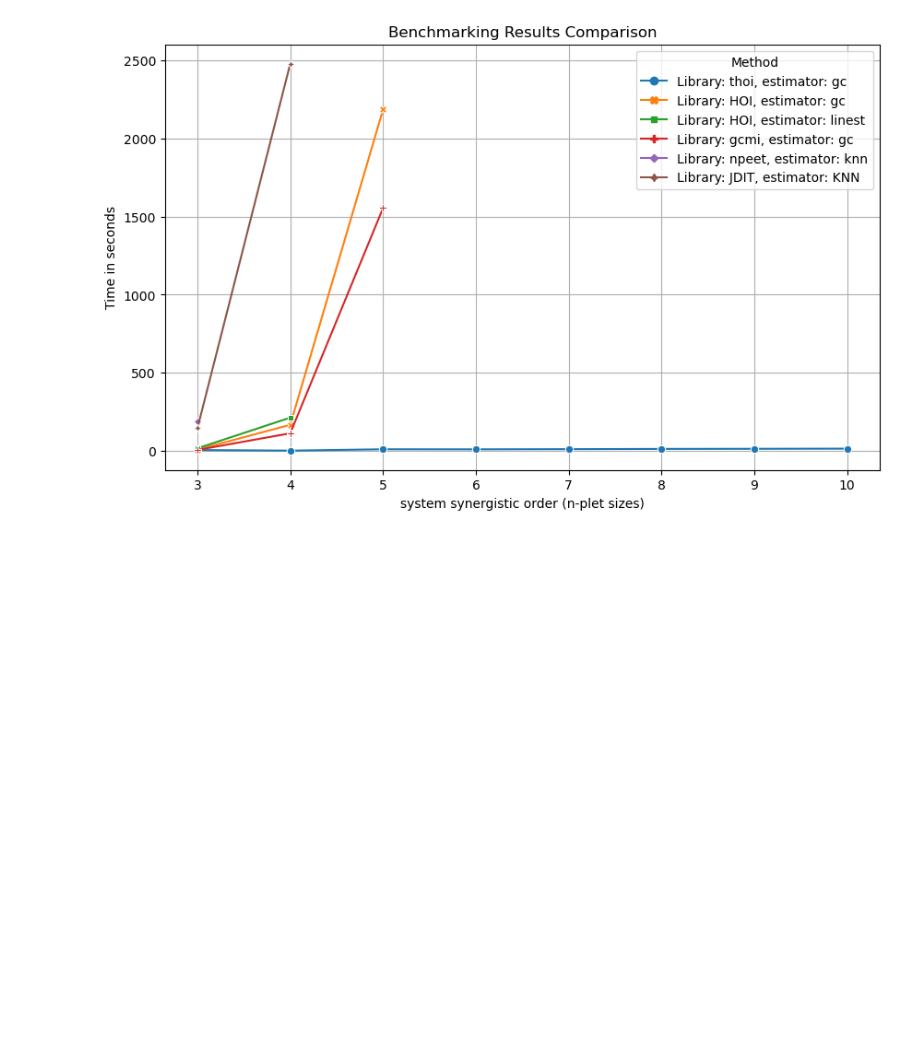
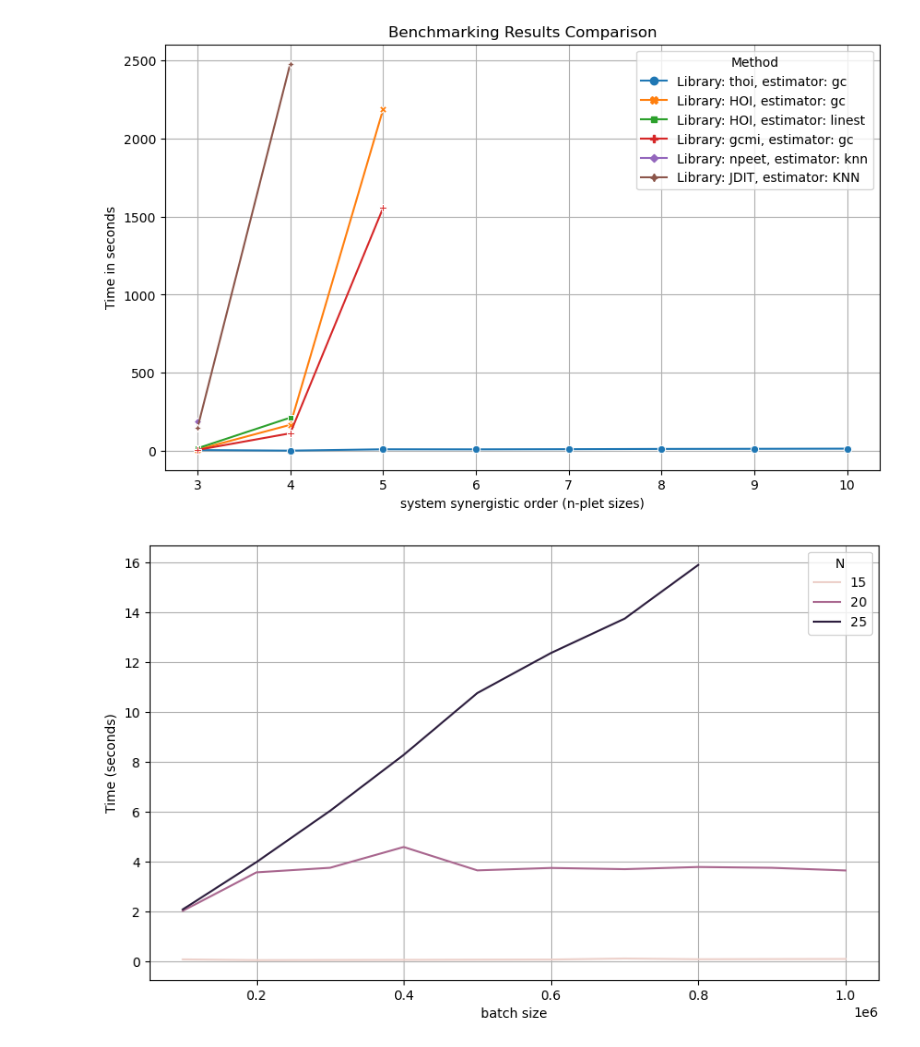
Before and after one commit to Laouen/Oinformation, a Jupyter notebook: analysis/time_benchmarking.ipynb, the cells around one changed output. Cells and saved outputs as stored; diff of their text form; code cells hidden in the pictures; blank space fills up the shorter version.

Commit message:
added time measures for THOII

```diff
--- a/analysis/time_benchmarking.ipynb
+++ b/analysis/time_benchmarking.ipynb
@@ -40,3 +40,24 @@ plt.grid(True)
 plt.show()
 # %% [output]
 [figure]
+# %%
+df = pd.read_csv('../benchmarking/results/times/new_library-thoi_estimator-gc.tsv', sep='\t')
+
+
+# (df.N == 20) &
+df = df[(df['T'] == 1000) & (df.order == 10)]
+
+# Create a line plot using Seaborn
+plt.figure(figsize=(10, 6))
+sns.lineplot(
+    data=df, x="batch_size", y="time",
+    hue='N',
+    markers=True, dashes=False
+)
+
+plt.xlabel('batch size')
+plt.ylabel('Time (seconds)')
+plt.grid(True)
+plt.show()
+# %% [output]
+[figure, added]
```
Also changed, not shown: parts of 4 cells of this notebook, 5 other files.
